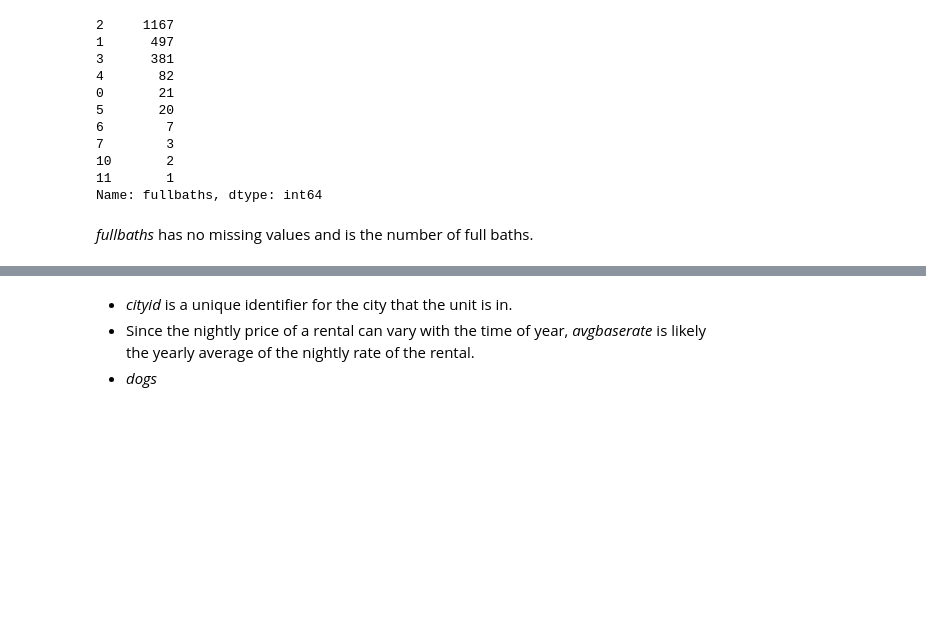
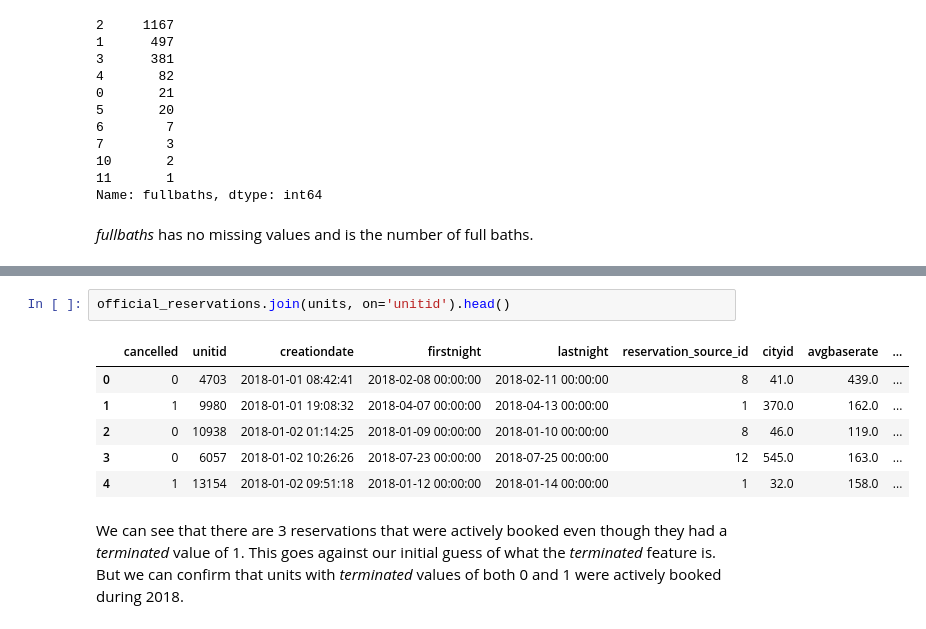
Before and after one commit to kenneth-liao/VacasaInterview, a Jupyter notebook: Vacasa Similar Unit Recommender.ipynb, the cells around one changed output, grey strips where cells are left out. Drawn from its saved outputs; the diff is of its cells as text; blank space fills up the shorter version.

```diff
--- a/Vacasa Similar Unit Recommender.ipynb
+++ b/Vacasa Similar Unit Recommender.ipynb
@@ -269,5 +235,11 @@ units[units.terminated==1]
-# %% [markdown]
-
-- *cityid* is a unique identifier for the city that the unit is in.
-- Since the nightly price of a rental can vary with the time of year, *avgbaserate* is likely the yearly average of the nightly rate of the rental.
-- *dogs*
+# %%
+official_reservations.join(units, on='unitid').head()
+# %% [output]
+|  | cancelled | unitid | creationdate | firstnight | lastnight | reservation_source_id | cityid | avgbaserate | ... |
+| 0 | 0 | 4703 | 2018-01-01 08:42:41 | 2018-02-08 00:00:00 | 2018-02-11 00:00:00 | 8 | 41.0 | 439.0 | ... |
+| 1 | 1 | 9980 | 2018-01-01 19:08:32 | 2018-04-07 00:00:00 | 2018-04-13 00:00:00 | 1 | 370.0 | 162.0 | ... |
+| 2 | 0 | 10938 | 2018-01-02 01:14:25 | 2018-01-09 00:00:00 | 2018-01-10 00:00:00 | 8 | 46.0 | 119.0 | ... |
+| 3 | 0 | 6057 | 2018-01-02 10:26:26 | 2018-07-23 00:00:00 | 2018-07-25 00:00:00 | 12 | 545.0 | 163.0 | ... |
+| 4 | 1 | 13154 | 2018-01-02 09:51:18 | 2018-01-12 00:00:00 | 2018-01-14 00:00:00 | 1 | 32.0 | 158.0 | ... |
+# %% [markdown]
+We can see that there are 3 reservations that were actively booked even though they had a *terminated* value of 1. This goes against our initial guess of what the *terminated* feature is. But we can confirm that units with *terminated* values of both 0 and 1 were actively booked during 2018.
```
Also changed, not shown: parts of 26 cells of this notebook.
